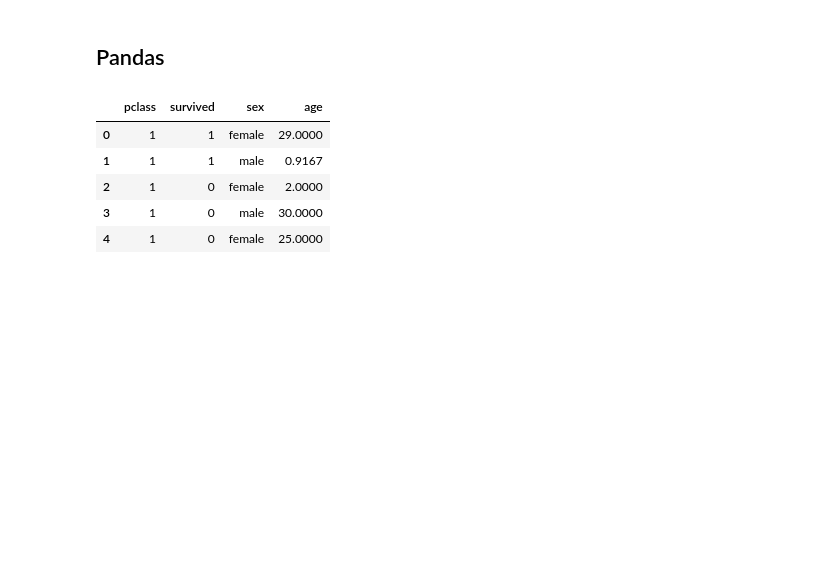
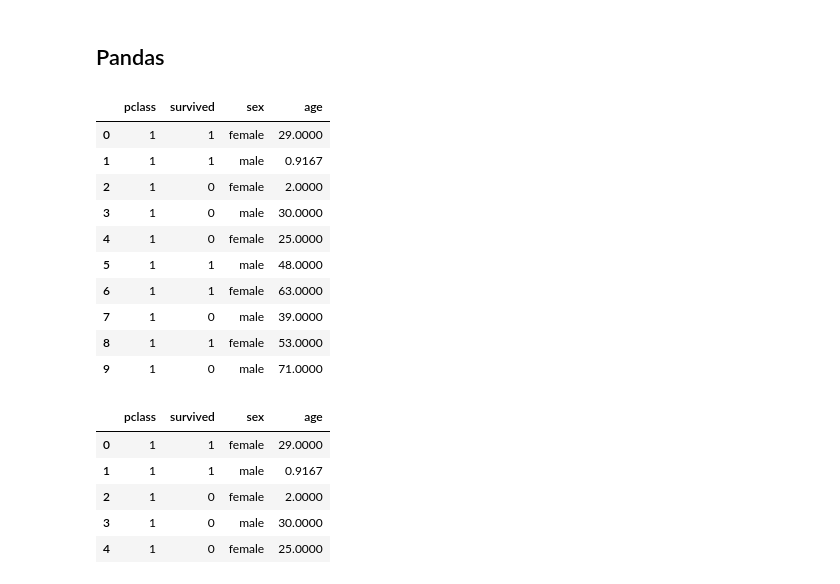
Before and after one commit to mohameml/machine_learning, a Jupyter notebook: Coures/02_biblotheque_de_base/04_pandas/examples/main.ipynb, the cells around one changed output. Drawn from its saved outputs; the diff is of its cells as text; code cells hidden in the pictures; blank space fills up the shorter version.

```diff
--- a/Coures/02_biblotheque_de_base/04_pandas/examples/main.ipynb
+++ b/Coures/02_biblotheque_de_base/04_pandas/examples/main.ipynb
@@ -8,11 +8,31 @@ from scipy.stats import norm
 # %%
 # Importing the data :
 
+# df = pd.read_excel("./titanic.xls")
+# df.shape
+# df.head()
+# df.columns
+# df = df.drop(['name', 'sibsp', 'parch', 'ticket', 'fare', 'cabin', 'embarked', 'boat', 'body', 'home.dest'], axis=1, errors='ignore')
+
+
 df = pd.read_excel("./titanic.xls")
 df.shape
-df.head()
+df.head(n=10)
 df.columns
-df = df.drop(['name', 'sibsp', 'parch', 'ticket', 'fare', 'cabin', 'embarked', 'boat', 'body', 'home.dest'], axis=1, errors='ignore')
+df = df.drop([ 'name', 'sibsp', 'parch', 'ticket','fare', 'cabin', 'embarked', 'boat', 'body', 'home.dest'] , axis=1)
+df.head(n=10)
+# %% [output]
+|  | pclass | survived | sex | age |
+| 0 | 1 | 1 | female | 29.0000 |
+| 1 | 1 | 1 | male | 0.9167 |
+| 2 | 1 | 0 | female | 2.0000 |
+| 3 | 1 | 0 | male | 30.0000 |
+| 4 | 1 | 0 | female | 25.0000 |
+| 5 | 1 | 1 | male | 48.0000 |
+| 6 | 1 | 1 | female | 63.0000 |
+| 7 | 1 | 0 | male | 39.0000 |
+| 8 | 1 | 1 | female | 53.0000 |
+| 9 | 1 | 0 | male | 71.0000 |
 # %%
 df.head()
 # %% [output]
```
Also changed, not shown: parts of 2 cells of this notebook, 6 other files.
